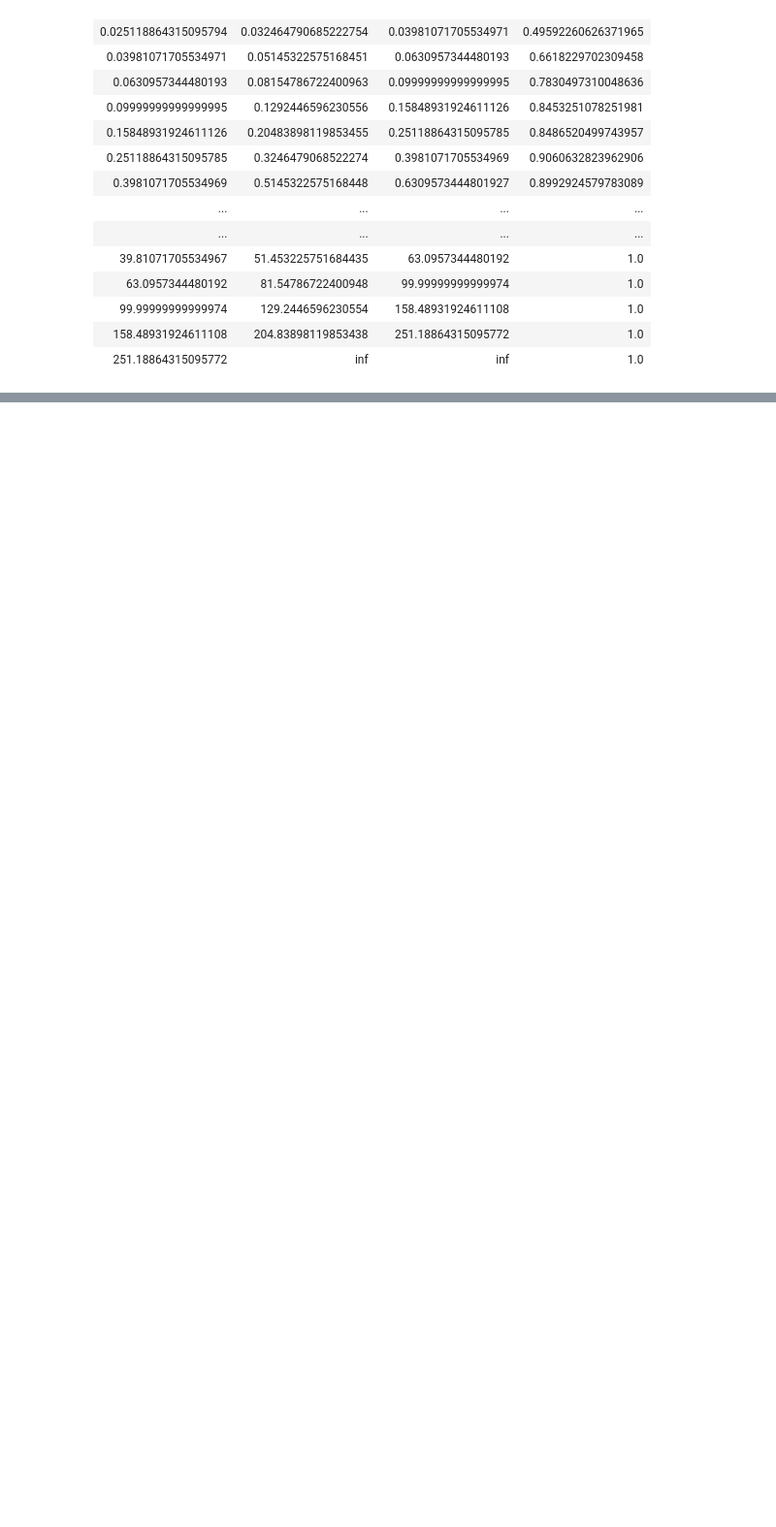
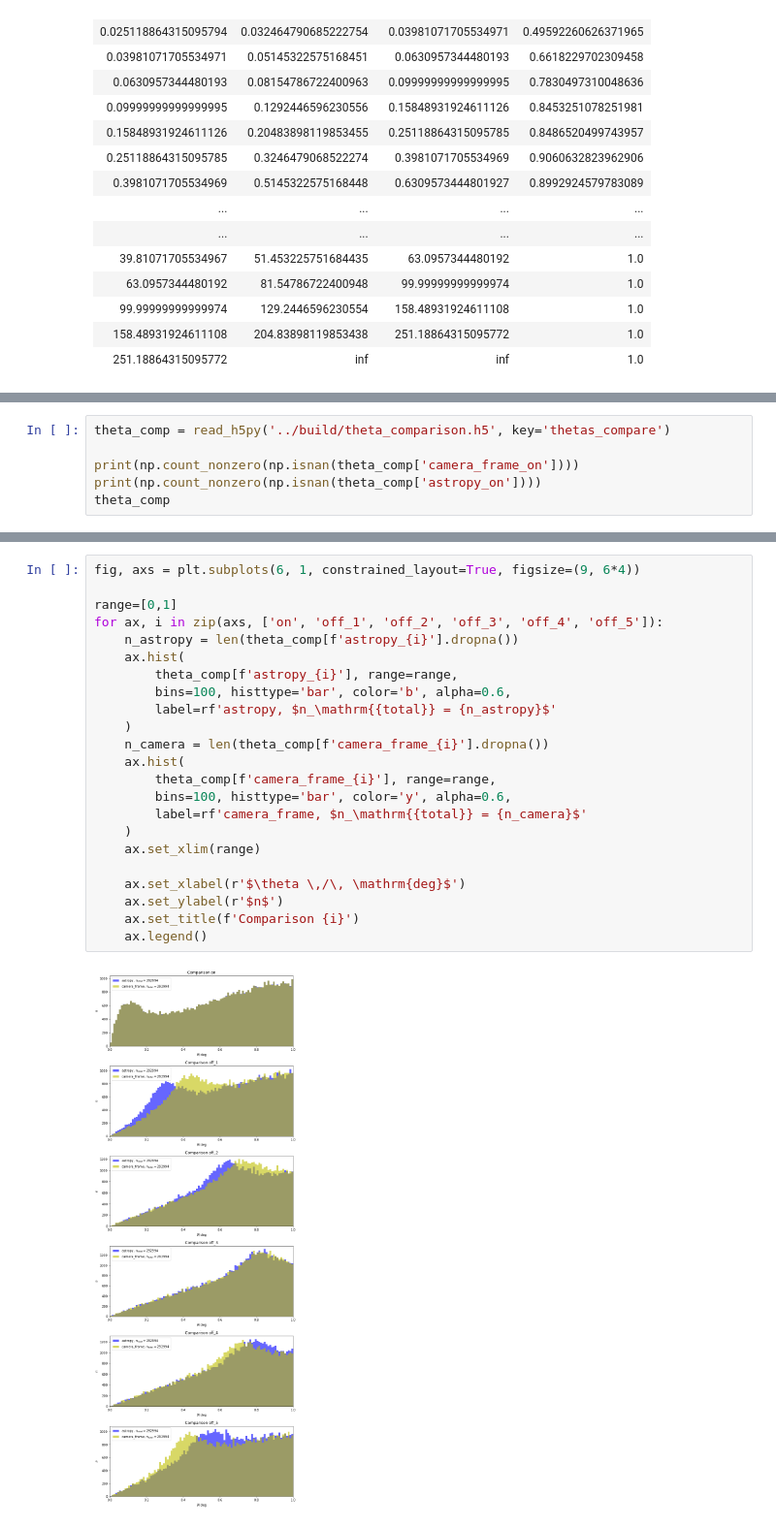
Before and after one commit to tudo-astroparticlephysics/LST_mono_analysis, a Jupyter notebook: notebooks/test.ipynb, the cells around one changed output, grey strips where cells are left out. Shown at 97% size. Drawn from its saved outputs; the diff is of its cells as text; blank space fills up the shorter version.

Commit message:
Use pyirf cuts with energy > 150GeV, compare theta calculations

```diff
--- a/notebooks/test.ipynb
+++ b/notebooks/test.ipynb
@@ -203,0 +215,6 @@ Index(['alt_tel', 'az_tel', 'calibration_id', 'concentration_cog',
+# %%
+theta_comp = read_h5py('../build/theta_comparison.h5', key='thetas_compare')
+
+print(np.count_nonzero(np.isnan(theta_comp['camera_frame_on'])))
+print(np.count_nonzero(np.isnan(theta_comp['astropy_on'])))
+theta_comp
@@ -203,0 +237,25 @@ Index(['alt_tel', 'az_tel', 'calibration_id', 'concentration_cog',
+# %%
+fig, axs = plt.subplots(6, 1, constrained_layout=True, figsize=(9, 6*4))
+
+range=[0,1]
+for ax, i in zip(axs, ['on', 'off_1', 'off_2', 'off_3', 'off_4', 'off_5']):
+    n_astropy = len(theta_comp[f'astropy_{i}'].dropna())
+    ax.hist(
+        theta_comp[f'astropy_{i}'], range=range,
+        bins=100, histtype='bar', color='b', alpha=0.6,
+        label=rf'astropy, $n_\mathrm{{total}} = {n_astropy}$'
+    )
+    n_camera = len(theta_comp[f'camera_frame_{i}'].dropna())
+    ax.hist(
+        theta_comp[f'camera_frame_{i}'], range=range,
+        bins=100, histtype='bar', color='y', alpha=0.6,
+        label=rf'camera_frame, $n_\mathrm{{total}} = {n_camera}$'
+    )
+    ax.set_xlim(range)
+
+    ax.set_xlabel(r'$\theta \,/\, \mathrm{deg}$')
+    ax.set_ylabel(r'$n$')
+    ax.set_title(f'Comparison {i}')
+    ax.legend()
+# %% [output]
+[figure, added]
```
Also changed, not shown: parts of 9 cells of this notebook, 3 other files.
